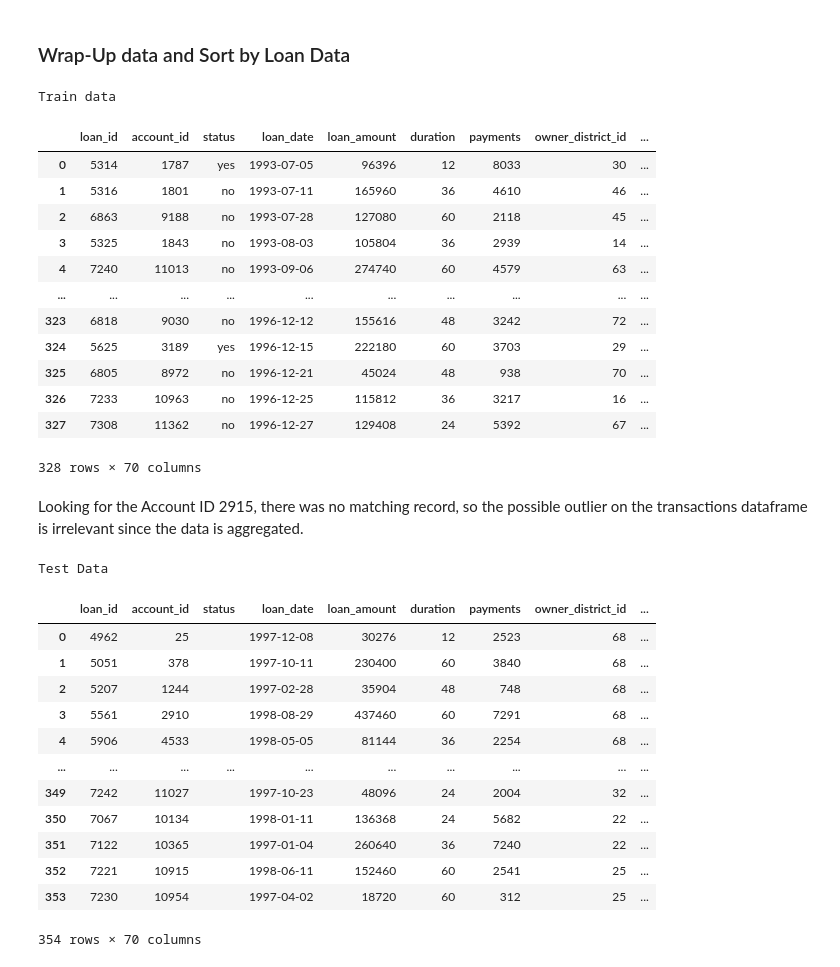
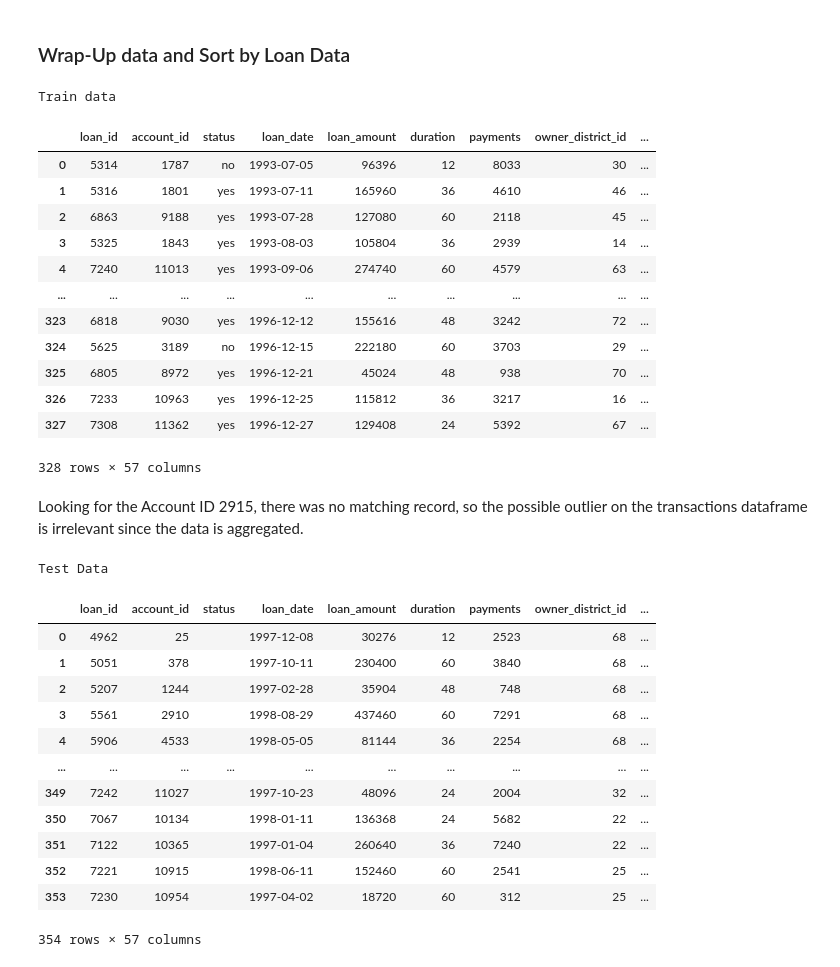
Before and after one commit to goncaloacteixeira/feup-ac, a Jupyter notebook: data-prep.ipynb, the cells around one changed output. Saved outputs shown, nothing was run; the diff lists cells and outputs as text; code cells hidden in the pictures.

```diff
--- a/data-prep.ipynb
+++ b/data-prep.ipynb
@@ -217,15 +217,12 @@ def read_prep_data(data_type):
     accounts_df = prep_accounts()
     owners_df = prep_owners()
     clients_df = prep_clients()
-    owner_districts_df = prep_demographic("owner_")
-    # account_districts_df = prep_demographic("account_")
     transactions_df = prep_transactions(data_type)
 
     df = pd.merge(loans_df, owners_df, on="account_id")
     df = pd.merge(df, clients_df, on="owner_id")
     df = pd.merge(df, accounts_df, on="account_id")
     df = pd.merge(df, transactions_df, on="account_id")
-    df = pd.merge(df, owner_districts_df, on="owner_district_id")
 
     return df
 # %%
@@ -390,35 +386,34 @@ sns.countplot(x="underage",data=train_df)
 # %% [markdown]
 ### Wrap-Up data and Sort by Loan Data
 # %%
-train_df.loc[train_df["status"] == 1, "status"] = "no"
-train_df.loc[train_df["status"] == -1, "status"] = "yes"
+train_df.loc[train_df["status"] == 1, "status"] = "yes"
+train_df.loc[train_df["status"] == -1, "status"] = "no"
 
-train_df = aggregate_demographic_data(train_df, "account_")
 train_df = aggregate_demographic_data(train_df, "owner_")
 
 # we should sort by loan data to have a realistic train/test split while training
 train_df.sort_values(by=['loan_date'], inplace=True)
 train_df = train_df.reset_index(drop=True)
 
 train_df.to_csv("train.csv", index=False)
 
 print("Train data")
 train_df
 # %% [output]
 Train data
 |  | loan_id | account_id | status | loan_date | loan_amount | duration | payments | owner_district_id | ... |
-| 0 | 5314 | 1787 | yes | 1993-07-05 | 96396 | 12 | 8033 | 30 | ... |
-| 1 | 5316 | 1801 | no | 1993-07-11 | 165960 | 36 | 4610 | 46 | ... |
-| 2 | 6863 | 9188 | no | 1993-07-28 | 127080 | 60 | 2118 | 45 | ... |
-| 3 | 5325 | 1843 | no | 1993-08-03 | 105804 | 36 | 2939 | 14 | ... |
-| 4 | 7240 | 11013 | no | 1993-09-06 | 274740 | 60 | 4579 | 63 | ... |
+| 0 | 5314 | 1787 | no | 1993-07-05 | 96396 | 12 | 8033 | 30 | ... |
+| 1 | 5316 | 1801 | yes | 1993-07-11 | 165960 | 36 | 4610 | 46 | ... |
+| 2 | 6863 | 9188 | yes | 1993-07-28 | 127080 | 60 | 2118 | 45 | ... |
+| 3 | 5325 | 1843 | yes | 1993-08-03 | 105804 | 36 | 2939 | 14 | ... |
+| 4 | 7240 | 11013 | yes | 1993-09-06 | 274740 | 60 | 4579 | 63 | ... |
 | ... | ... | ... | ... | ... | ... | ... | ... | ... | ... |
-| 323 | 6818 | 9030 | no | 1996-12-12 | 155616 | 48 | 3242 | 72 | ... |
-| 324 | 5625 | 3189 | yes | 1996-12-15 | 222180 | 60 | 3703 | 29 | ... |
-| 325 | 6805 | 8972 | no | 1996-12-21 | 45024 | 48 | 938 | 70 | ... |
-| 326 | 7233 | 10963 | no | 1996-12-25 | 115812 | 36 | 3217 | 16 | ... |
-| 327 | 7308 | 11362 | no | 1996-12-27 | 129408 | 24 | 5392 | 67 | ... |
+| 323 | 6818 | 9030 | yes | 1996-12-12 | 155616 | 48 | 3242 | 72 | ... |
+| 324 | 5625 | 3189 | no | 1996-12-15 | 222180 | 60 | 3703 | 29 | ... |
+| 325 | 6805 | 8972 | yes | 1996-12-21 | 45024 | 48 | 938 | 70 | ... |
+| 326 | 7233 | 10963 | yes | 1996-12-25 | 115812 | 36 | 3217 | 16 | ... |
+| 327 | 7308 | 11362 | yes | 1996-12-27 | 129408 | 24 | 5392 | 67 | ... |
-328 rows × 70 columns
+328 rows × 57 columns
 # %% [markdown]
 Looking for the Account ID 2915, there was no matching record, so the possible outlier on the transactions dataframe is irrelevant since the data is aggregated.
 # %%
@@ -431,7 +426,6 @@ test_df = aggregate_cards_data("test", test_df)
 test_df = process_last_transactions("test", test_df)
 test_df = process_loan_age(test_df)
 test_df = process_underage_loan(test_df)
-test_df = aggregate_demographic_data(test_df, "account_")
 test_df = aggregate_demographic_data(test_df, "owner_")
 
 test_df.to_csv("test.csv", index=False)
@@ -452,4 +446,4 @@ Test Data
 | 351 | 7122 | 10365 |  | 1997-01-04 | 260640 | 36 | 7240 | 22 | ... |
 | 352 | 7221 | 10915 |  | 1998-06-11 | 152460 | 60 | 2541 | 25 | ... |
 | 353 | 7230 | 10954 |  | 1997-04-02 | 18720 | 60 | 312 | 25 | ... |
-354 rows × 70 columns
+354 rows × 57 columns
```
Also changed, not shown: parts of 1 cell of this notebook, 24 other files.
